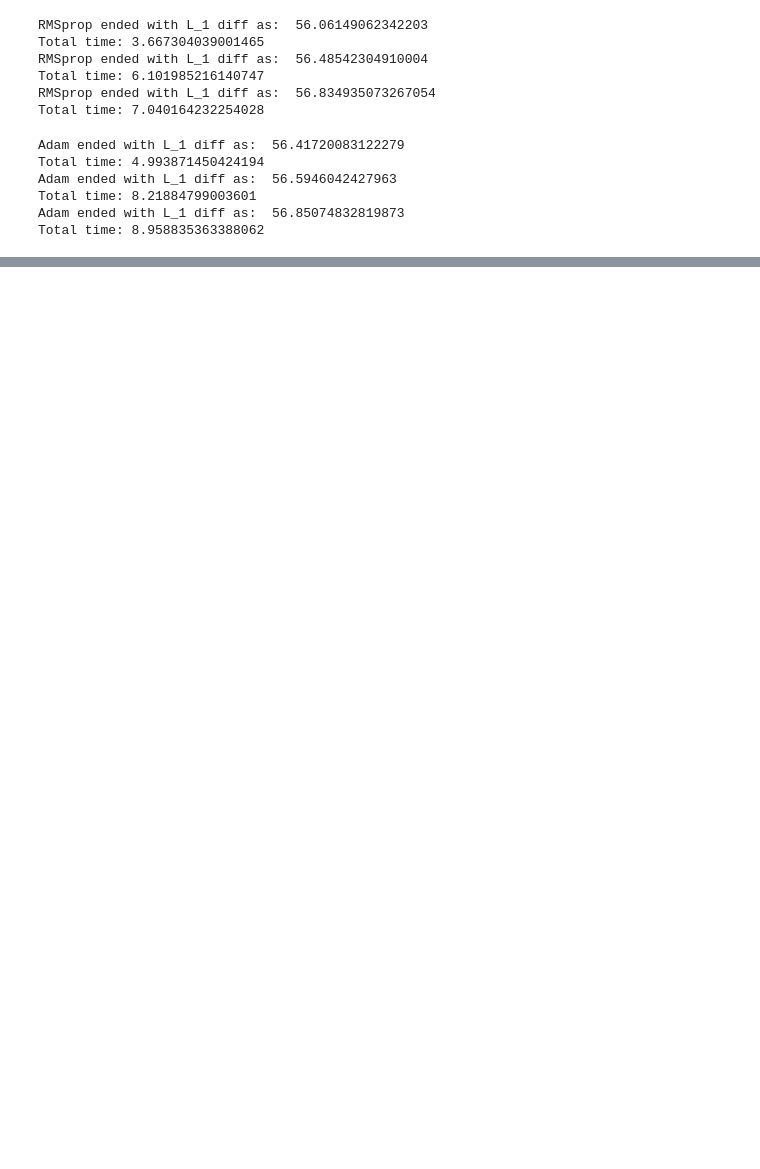
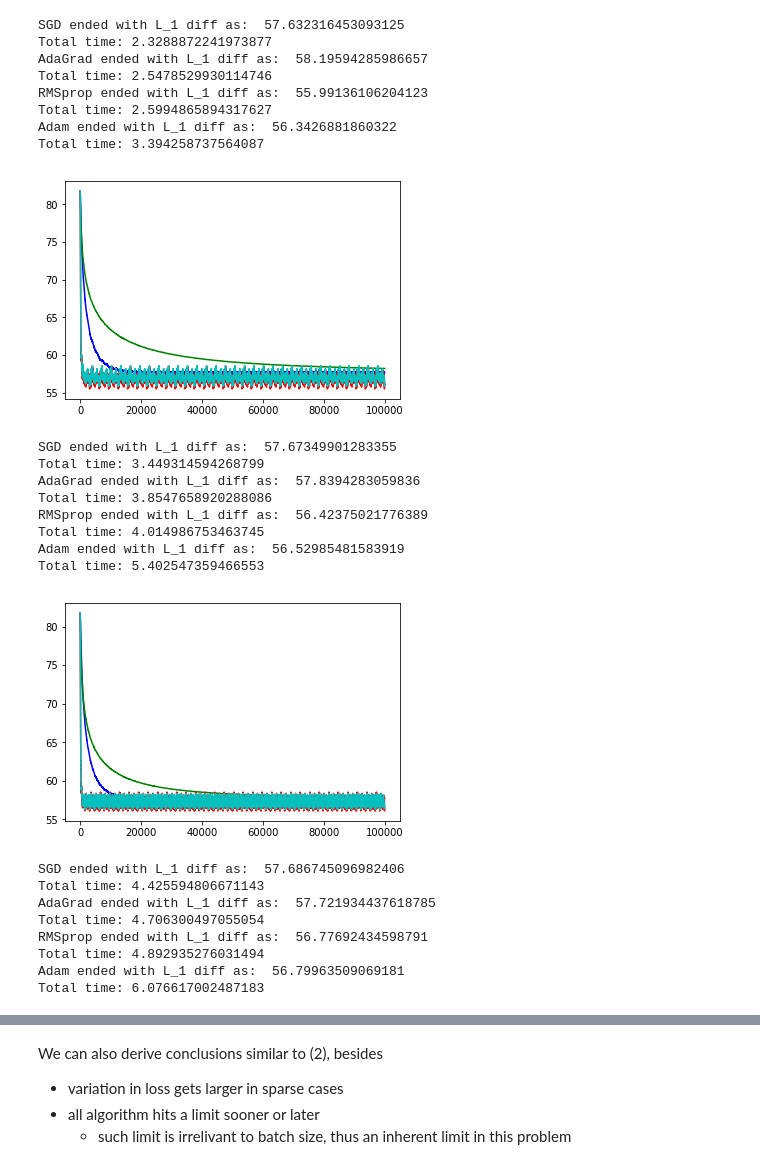
Before and after one commit to DanDoge/course_pku, a Jupyter notebook: Statistical Computing/homework/hw_1_3.ipynb, the cells around one changed output, grey strips where cells are left out. Saved outputs shown, nothing was run; the diff lists cells and outputs as text; code cells hidden in the pictures; blank space fills up the shorter version.

```diff
--- a/Statistical Computing/homework/hw_1_3.ipynb
+++ b/Statistical Computing/homework/hw_1_3.ipynb
@@ -1,8 +0,0 @@
-# %%
-import numpy as np
-import time
-np.random.seed(1234)
-
-n, d = 100000, 100
-X = np.random.normal(size=(n,d))
-beta_0 = np.random.normal(size=d)
@@ -263,22 +89,41 @@ Total time: 6.461058855056763
-# %%
-rmsprop(X, Y_gt, 0.01, d, 1e-8, 32)
-rmsprop(X, Y_gt, 0.01, d, 1e-8, 64)
-rmsprop(X, Y_gt, 0.01, d, 1e-8, 128)
-# %% [output]
-RMSprop ended with L_1 diff as:  56.06149062342203
-Total time: 3.667304039001465
-RMSprop ended with L_1 diff as:  56.48542304910004
-Total time: 6.101985216140747
-RMSprop ended with L_1 diff as:  56.834935073267054
-Total time: 7.040164232254028
-# %%
-adam(X, Y_gt, 0.01, d, 0.9, 0.999, 1e-8, 32)
-adam(X, Y_gt, 0.01, d, 0.9, 0.999, 1e-8, 64)
-adam(X, Y_gt, 0.01, d, 0.9, 0.999, 1e-8, 128)
-# %% [output]
-Adam ended with L_1 diff as:  56.41720083122279
-Total time: 4.993871450424194
-Adam ended with L_1 diff as:  56.5946042427963
-Total time: 8.21884799003601
-Adam ended with L_1 diff as:  56.85074832819873
-Total time: 8.958835363388062
+# %%
+import matplotlib.pyplot as plt
+%matplotlib inline
+for batch_size in [32, 64, 128]:
+    sgd_loss = sgd(X, Y_gt, 0.01, d, batch_size)
+    adagrad_loss = adagrad(X, Y_gt, 0.01, d, 1e-8, batch_size)
+    rmsprop_loss = rmsprop(X, Y_gt, 0.01, d, 1e-8, batch_size)
+    adam_loss = adam(X, Y_gt, 0.01, d, 0.9, 0.999, 1e-8, batch_size)
+    plt.clf()
+    plt.plot(sgd_loss, color='b')
+    plt.plot(adagrad_loss, color='g')
+    plt.plot(rmsprop_loss, color='r')
+    plt.plot(adam_loss, color='c')
+    plt.show()
+# %% [output]
+SGD ended with L_1 diff as:  57.632316453093125
+Total time: 2.3288872241973877
+AdaGrad ended with L_1 diff as:  58.19594285986657
+Total time: 2.5478529930114746
+RMSprop ended with L_1 diff as:  55.99136106204123
+Total time: 2.5994865894317627
+Adam ended with L_1 diff as:  56.3426881860322
+Total time: 3.394258737564087
+[figure, added]
+SGD ended with L_1 diff as:  57.67349901283355
+Total time: 3.449314594268799
+AdaGrad ended with L_1 diff as:  57.8394283059836
+Total time: 3.8547658920288086
+RMSprop ended with L_1 diff as:  56.42375021776389
+Total time: 4.014986753463745
+Adam ended with L_1 diff as:  56.52985481583919
+Total time: 5.402547359466553
+[figure, added]
+SGD ended with L_1 diff as:  57.686745096982406
+Total time: 4.425594806671143
+AdaGrad ended with L_1 diff as:  57.721934437618785
+Total time: 4.706300497055054
+RMSprop ended with L_1 diff as:  56.77692434598791
+Total time: 4.892935276031494
+Adam ended with L_1 diff as:  56.79963509069181
+Total time: 6.076617002487183
@@ -284,0 +131,5 @@ Total time: 8.958835363388062
+# %% [markdown]
+We can also derive conclusions similar to (2), besides
+- variation in loss gets larger in sparse cases
+- all algorithm hits a limit sooner or later
+    - such limit is irrelivant to batch size, thus an inherent limit in this problem
```
Also changed, not shown: parts of 27 cells of this notebook, 5 other files.
